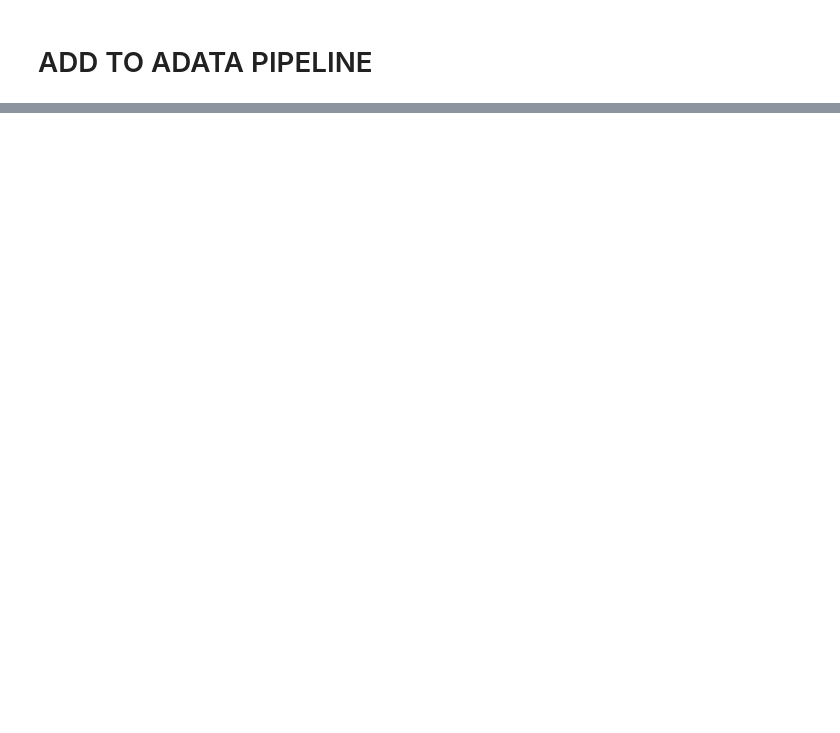
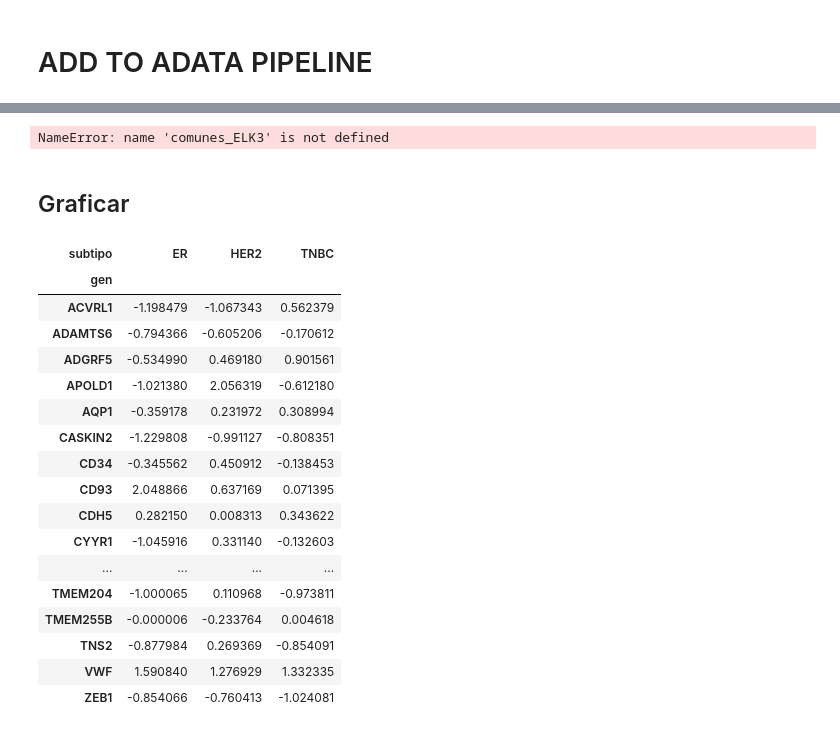
Before and after one commit to ignagarlav/Breast-Cancer-Heterogeneity, a Jupyter notebook: 04GRN/ExploreGrnResults.ipynb, the cells around one changed output, grey strips where cells are left out. Drawn from its saved outputs; the diff is of its cells as text; code cells hidden in the pictures; blank space fills up the shorter version.

```diff
--- a/04GRN/ExploreGrnResults.ipynb
+++ b/04GRN/ExploreGrnResults.ipynb
@@ -415,0 +594,6 @@ pd.DataFrame({"barcode_sample" : adatas['TNBC'].obs_names.values,
+# %%
+comunes_ELK3
+# %% [output]
+NameError: name 'comunes_ELK3' is not defined
+# %% [markdown]
+## Graficar
@@ -415,0 +604,21 @@ pd.DataFrame({"barcode_sample" : adatas['TNBC'].obs_names.values,
+# %%
+df_pivot
+# %% [output]
+| subtipo | ER | HER2 | TNBC |
+| gen |  |  |  |
+| ACVRL1 | -1.198479 | -1.067343 | 0.562379 |
+| ADAMTS6 | -0.794366 | -0.605206 | -0.170612 |
+| ADGRF5 | -0.534990 | 0.469180 | 0.901561 |
+| APOLD1 | -1.021380 | 2.056319 | -0.612180 |
+| AQP1 | -0.359178 | 0.231972 | 0.308994 |
+| CASKIN2 | -1.229808 | -0.991127 | -0.808351 |
+| CD34 | -0.345562 | 0.450912 | -0.138453 |
+| CD93 | 2.048866 | 0.637169 | 0.071395 |
+| CDH5 | 0.282150 | 0.008313 | 0.343622 |
+| CYYR1 | -1.045916 | 0.331140 | -0.132603 |
+| ... | ... | ... | ... |
+| TMEM204 | -1.000065 | 0.110968 | -0.973811 |
+| TMEM255B | -0.000006 | -0.233764 | 0.004618 |
+| TNS2 | -0.877984 | 0.269369 | -0.854091 |
+| VWF | 1.590840 | 1.276929 | 1.332335 |
+| ZEB1 | -0.854066 | -0.760413 | -1.024081 |
```
Also changed, not shown: parts of 38 cells of this notebook, 1 other file.
